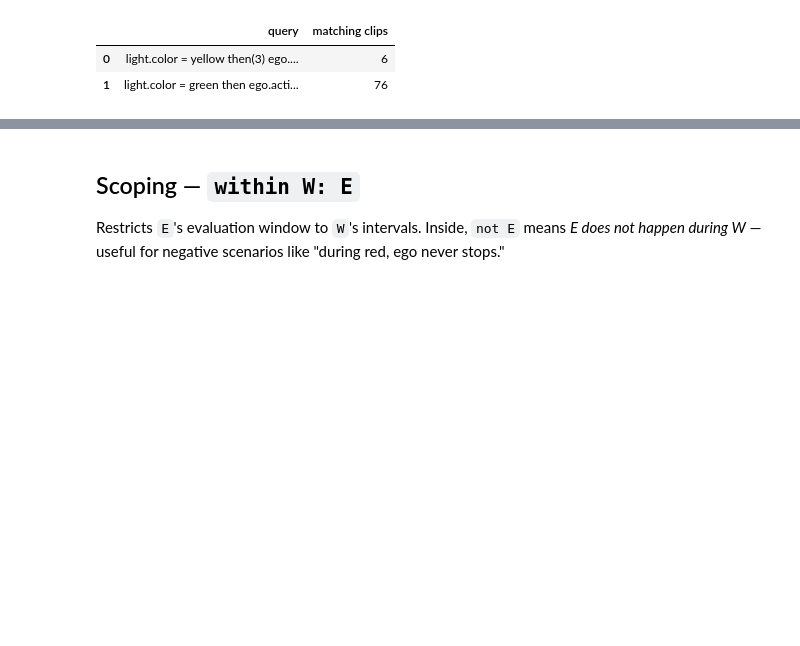
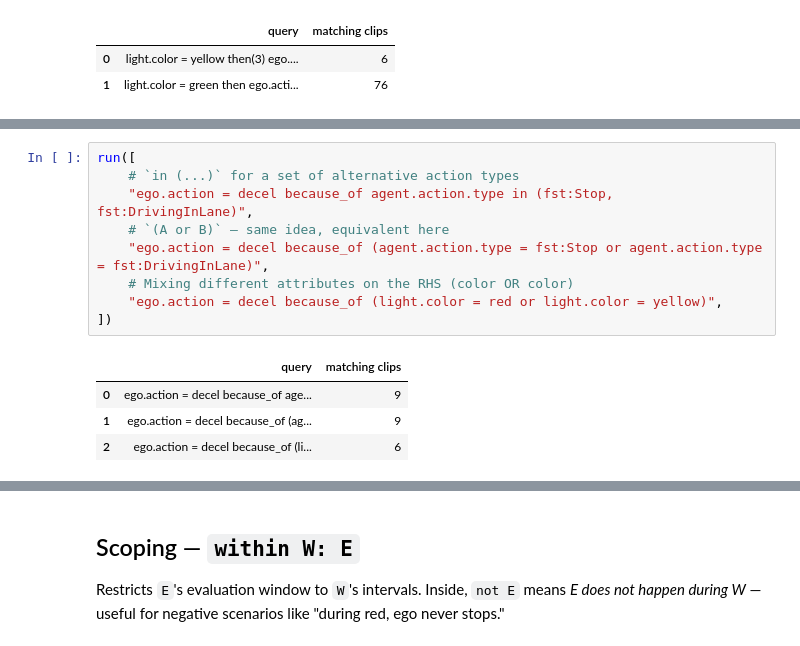
Before and after one commit to nv-tlabs/cascade-devkit, a Jupyter notebook: notebooks/02_query_dsl_tour.ipynb, the cells around one changed output, grey strips where cells are left out. Drawn from its saved outputs; the diff is of its cells as text; blank space fills up the shorter version.

```diff
--- a/notebooks/02_query_dsl_tour.ipynb
+++ b/notebooks/02_query_dsl_tour.ipynb
@@ -219,0 +255,14 @@ run([
+# %%
+run([
+    # `in (...)` for a set of alternative action types
+    "ego.action = decel because_of agent.action.type in (fst:Stop, fst:DrivingInLane)",
+    # `(A or B)` — same idea, equivalent here
+    "ego.action = decel because_of (agent.action.type = fst:Stop or agent.action.type = fst:DrivingInLane)",
+    # Mixing different attributes on the RHS (color OR color)
+    "ego.action = decel because_of (light.color = red or light.color = yellow)",
+])
+# %% [output]
+|  | query | matching clips |
+| 0 | ego.action = decel because_of age... | 9 |
+| 1 | ego.action = decel because_of (ag... | 9 |
+| 2 | ego.action = decel because_of (li... | 6 |
```
Also changed, not shown: parts of 10 cells of this notebook, 2 other files.
